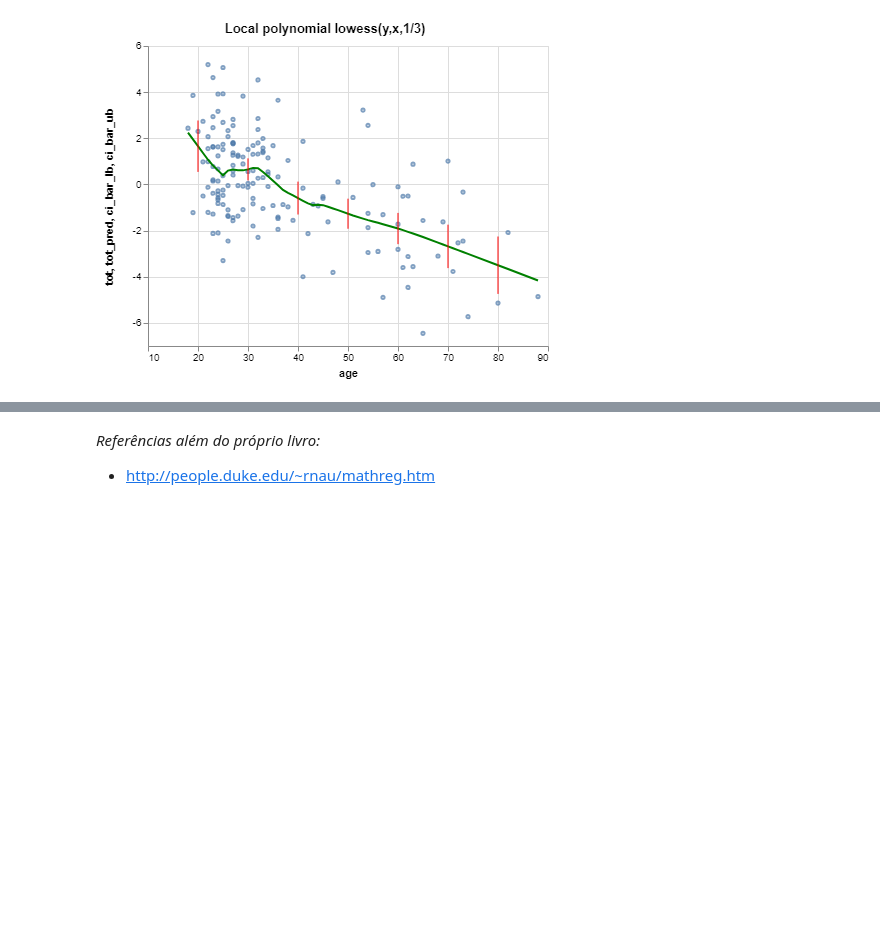
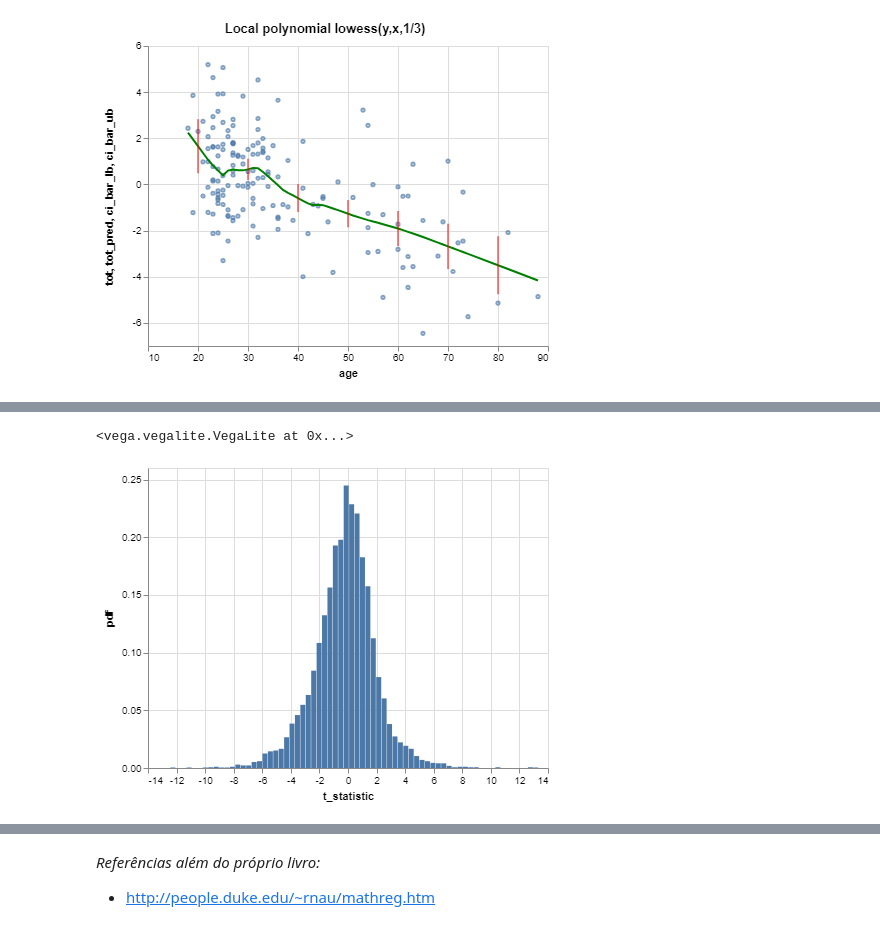
Before and after one commit to fmafonseca/casi, a Jupyter notebook: notebooks/01.01.Algorithms-and-Inference.ipynb, the cells around one changed output, grey strips where cells are left out. Saved outputs shown, nothing was run; the diff lists cells and outputs as text; code cells hidden in the pictures; blank space fills up the shorter version.

```diff
--- a/notebooks/01.01.Algorithms-and-Inference.ipynb
+++ b/notebooks/01.01.Algorithms-and-Inference.ipynb
@@ -461,0 +696,20 @@ plot
+# %%
+number_of_bins = (np.max(t_statistics) - np.min(t_statistics))/(5/13)
+number_of_bins = int(np.ceil(number_of_bins))
+
+# calculates the:
+#   "pdf_at_bins" values of the histogram so that the result is the value of the probability
+#                 density function (pdf) at the bin, normalized such that the integral over
+#                 the range is 1.
+#   "bin_edges"
+pdf_at_bins, bin_edges = np.histogram(t_statistics, bins=number_of_bins, density=True)
+
+hist_tstats_df = pd.DataFrame({'pdf': pdf_at_bins, 't_statistic':bin_edges[:len(bin_edges)-1]})
+hist_tstats_plot = alt.Chart(hist_tstats_df).mark_bar().encode(
+    x='t_statistic:Q',
+    y='pdf:Q'
+)
+hist_tstats_plot
+# %% [output]
+<vega.vegalite.VegaLite at 0x...>
+[figure, added]
```
Also changed, not shown: parts of 28 cells of this notebook, 1 other file.
